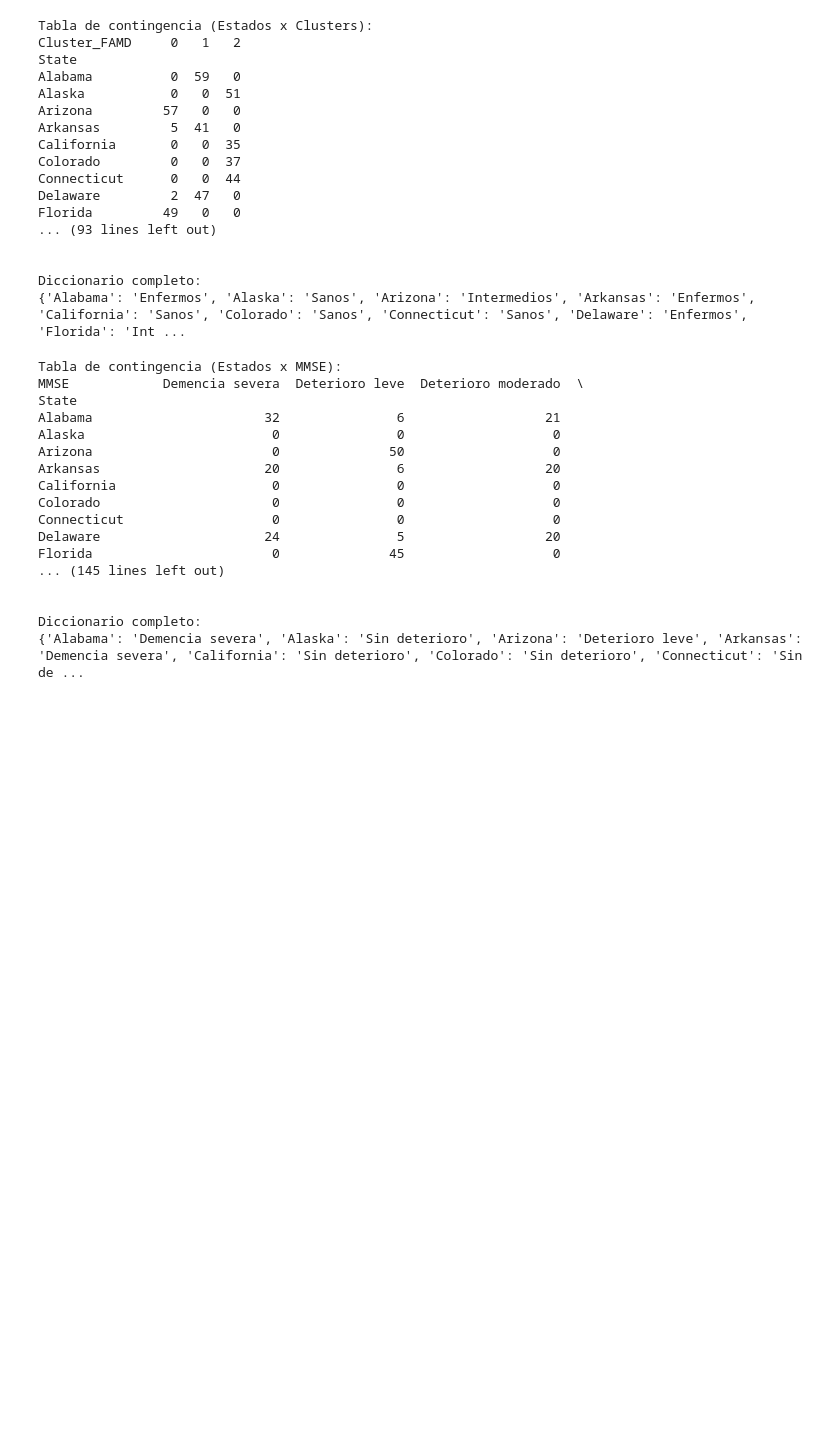
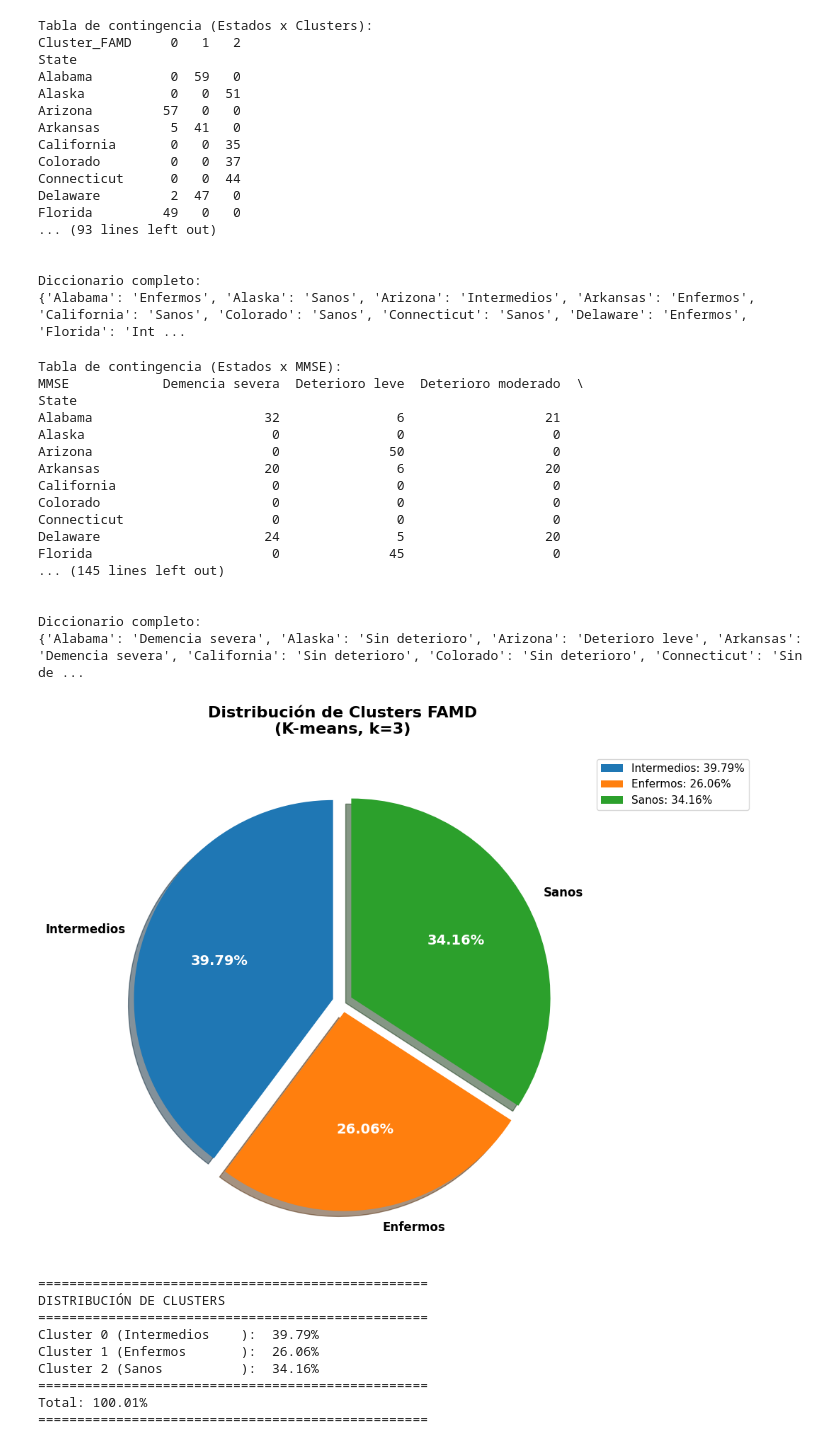
Before and after one commit to Bioestadistica-2025-2/Proyecto-Final, a Jupyter notebook: final_code.ipynb, the cells around one changed output. Drawn from its saved outputs; the diff is of its cells as text; code cells hidden in the pictures; blank space fills up the shorter version.

```diff
--- a/final_code.ipynb
+++ b/final_code.ipynb
@@ -1207,3 +1498,66 @@ Florida                       0              45                   0
 
 Diccionario completo:
 {'Alabama': 'Demencia severa', 'Alaska': 'Sin deterioro', 'Arizona': 'Deterioro leve', 'Arkansas': 'Demencia severa', 'California': 'Sin deterioro', 'Colorado': 'Sin deterioro', 'Connecticut': 'Sin de ...
+# %%
+# ========== GRÁFICO DE PASTEL: DISTRIBUCIÓN DE CLUSTERS ==========
+
+import matplotlib.pyplot as plt
+
+# Datos
+clusters = [0, 1, 2]
+porcentajes = [39.79, 26.06, 34.16]
+labels = ['Intermedios', 'Enfermos', 'Sanos']
+colores = ['#1f77b4', '#ff7f0e', '#2ca02c']  # Azul, naranja, verde
+
+# Crear figura
+fig, ax = plt.subplots(figsize=(10, 8))
+
+# Crear gráfico de pastel
+wedges, texts, autotexts = ax.pie(
+    porcentajes,
+    labels=labels,
+    autopct='%1.2f%%',
+    startangle=90,
+    colors=colores,
+    explode=(0.05, 0.05, 0.05),  # Separar ligeramente las secciones
+    shadow=True,
+    textprops={'fontsize': 12, 'fontweight': 'bold'}
+)
+
+# Mejorar el formato de los porcentajes
+for autotext in autotexts:
+    autotext.set_color('white')
+    autotext.set_fontsize(14)
+    autotext.set_fontweight('bold')
+
+# Título
+ax.set_title('Distribución de Clusters FAMD\n(K-means, k=3)',
+             fontsize=16, fontweight='bold', pad=20)
+
+# Leyenda con información adicional
+legend_labels = [f'{label}: {pct:.2f}%' for label, pct in zip(labels, porcentajes)]
+ax.legend(legend_labels, loc='upper left', bbox_to_anchor=(1, 1), fontsize=11)
+
+plt.tight_layout()
+plt.show()
+
+# ========== RESUMEN NUMÉRICO ==========
+print("="*50)
+print("DISTRIBUCIÓN DE CLUSTERS")
+print("="*50)
+for cluster_id, label, pct in zip(clusters, labels, porcentajes):
+    print(f"Cluster {cluster_id} ({label:15}): {pct:6.2f}%")
+print("="*50)
+print(f"Total: {sum(porcentajes):.2f}%")
+print("="*50)
+# %% [output]
+[figure, added]
+==================================================
+DISTRIBUCIÓN DE CLUSTERS
+==================================================
+Cluster 0 (Intermedios    ):  39.79%
+Cluster 1 (Enfermos       ):  26.06%
+Cluster 2 (Sanos          ):  34.16%
+==================================================
+Total: 100.01%
+==================================================
```
Also changed, not shown: parts of 7 cells of this notebook.
